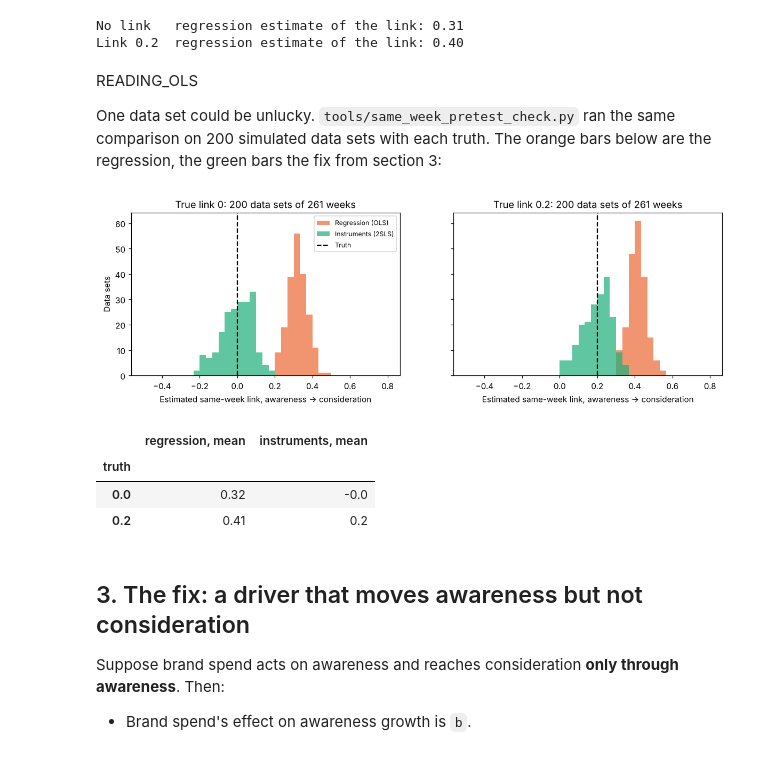
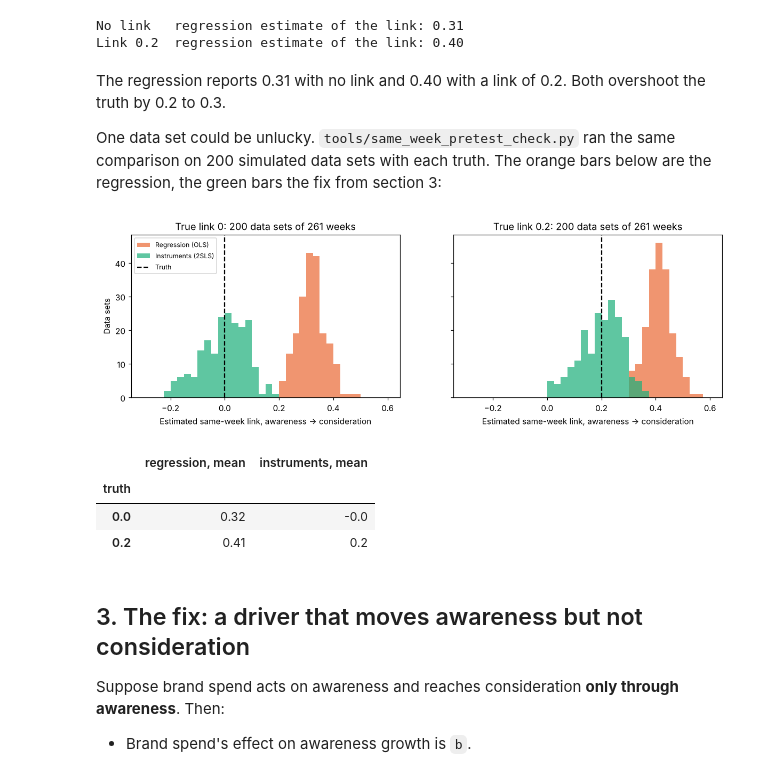
Before and after one commit to raz1470/bayesian_vecm, a Jupyter notebook: notebooks/guides/04_same_week_links.ipynb, the cells around one changed output. Cells and saved outputs as stored; diff of their text form; code cells hidden in the pictures.

```diff
--- a/notebooks/guides/04_same_week_links.ipynb
+++ b/notebooks/guides/04_same_week_links.ipynb
@@ -101,30 +101,30 @@ for label, data in [("No link", no_link), (f"Link {LINK}", linked)]:
 No link   regression estimate of the link: 0.31
 Link 0.2  regression estimate of the link: 0.40
 # %% [markdown]
-READING_OLS
+The regression reports 0.31 with no link and 0.40 with a link of 0.2. Both overshoot the truth by 0.2 to 0.3.
 
 One data set could be unlucky. `tools/same_week_pretest_check.py` ran the same comparison on 200 simulated data sets with each truth. The orange bars below are the regression, the green bars the fix from section 3:
 # %%
 pretest_runs = pd.read_csv(ROOT / "tools" / "same_week_pretest_check_results.csv")
 weekly = pretest_runs[
     (pretest_runs.freq == "weekly") & (pretest_runs.cause == AWARE) & (pretest_runs.effect == CONS)
 ]
 fig, axes = plt.subplots(1, 2, figsize=(13, 3.6), sharey=True)
-bins = np.linspace(-0.5, 0.8, 40)
+bins = np.linspace(-0.3, 0.6, 37)
 for ax, (truth_value, group) in zip(axes, weekly.groupby("truth"), strict=True):
     ax.hist(group.ols, bins=bins, color=OLS_COLOUR, alpha=0.7, label="Regression (OLS)")
     ax.hist(group.estimate, bins=bins, color=IV_COLOUR, alpha=0.7, label="Instruments (2SLS)")
     ax.axvline(truth_value, color="black", ls="--", label="Truth")
     ax.set_title(f"True link {truth_value:g}: 200 data sets of 261 weeks")
     ax.set_xlabel("Estimated same-week link, awareness -> consideration")
 axes[0].set_ylabel("Data sets")
 axes[0].legend(fontsize=8)
 plt.show()
 summary = weekly.groupby("truth")[["ols", "estimate"]].mean().round(2)
 summary.columns = ["regression, mean", "instruments, mean"]
 summary
 # %% [output]
-[figure, old version]
+[figure, new version]
 |  | regression, mean | instruments, mean |
 | truth |  |  |
 | 0.0 | 0.32 | -0.0 |
```
Also changed, not shown: parts of 13 cells of this notebook, 8 other files.
